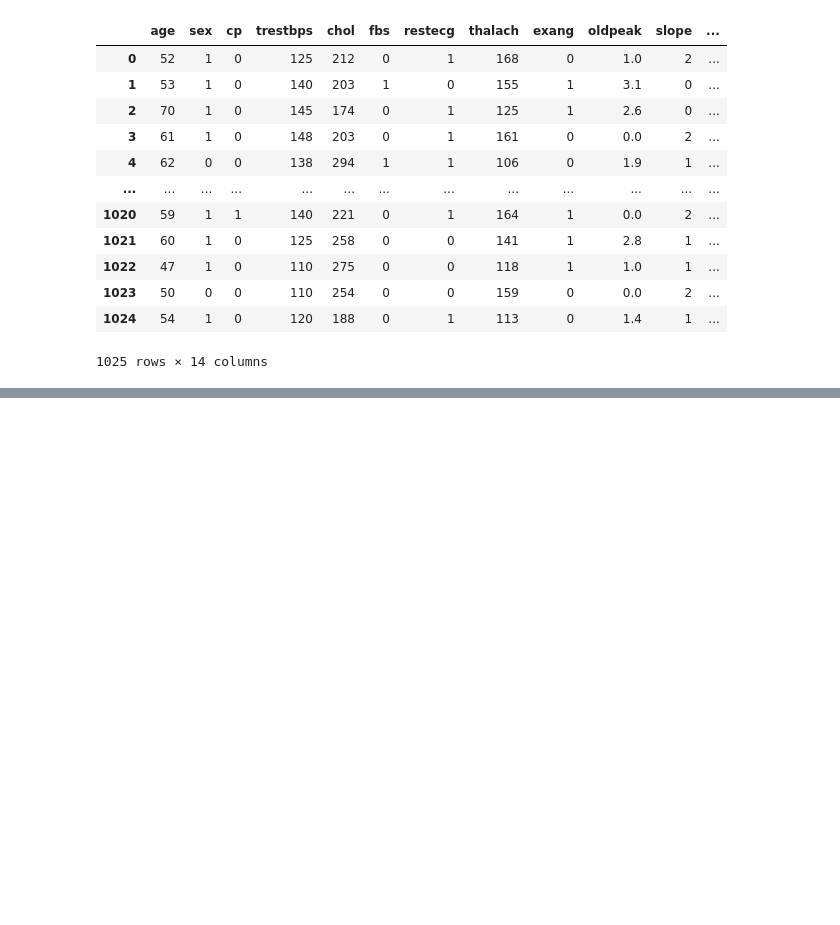
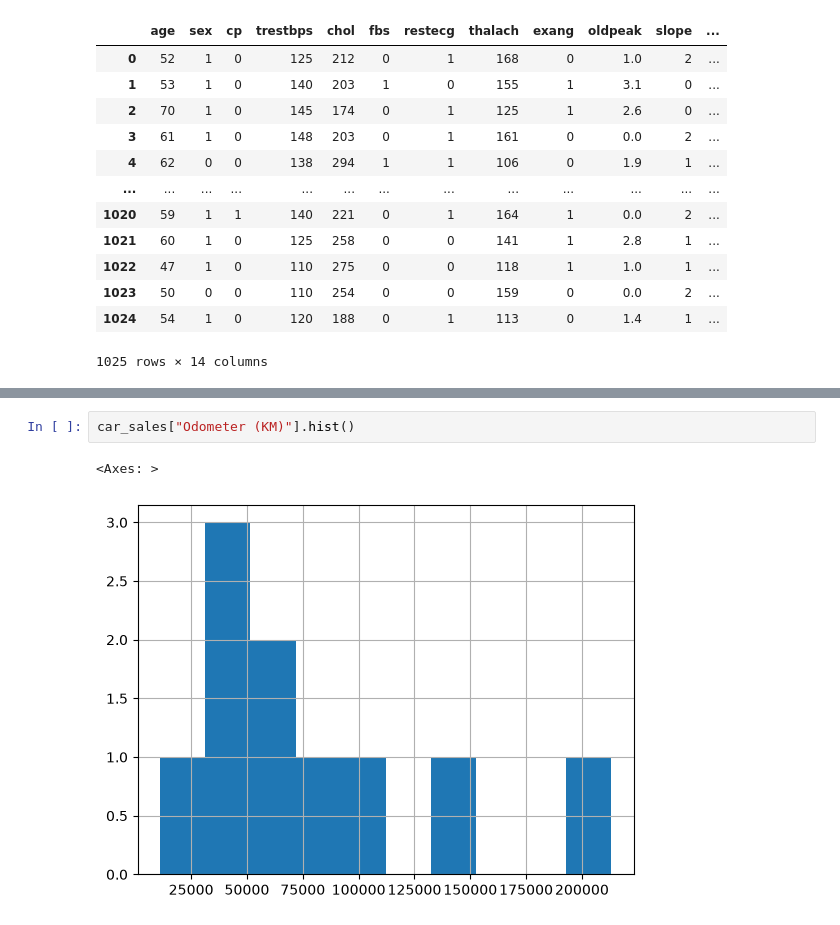
Before and after one commit to shahjalalmd-ctrl/pandas-sj-data-science, a Jupyter notebook: pandas.ipynb, the cells around one changed output, grey strips where cells are left out. Drawn from its saved outputs; the diff is of its cells as text; blank space fills up the shorter version.

```diff
--- a/pandas.ipynb
+++ b/pandas.ipynb
@@ -156,0 +521,5 @@ patient_data
+# %%
+car_sales["Odometer (KM)"].hist()
+# %% [output]
+<Axes: >
+[figure, added]
```
Also changed, not shown: parts of 46 cells of this notebook.
